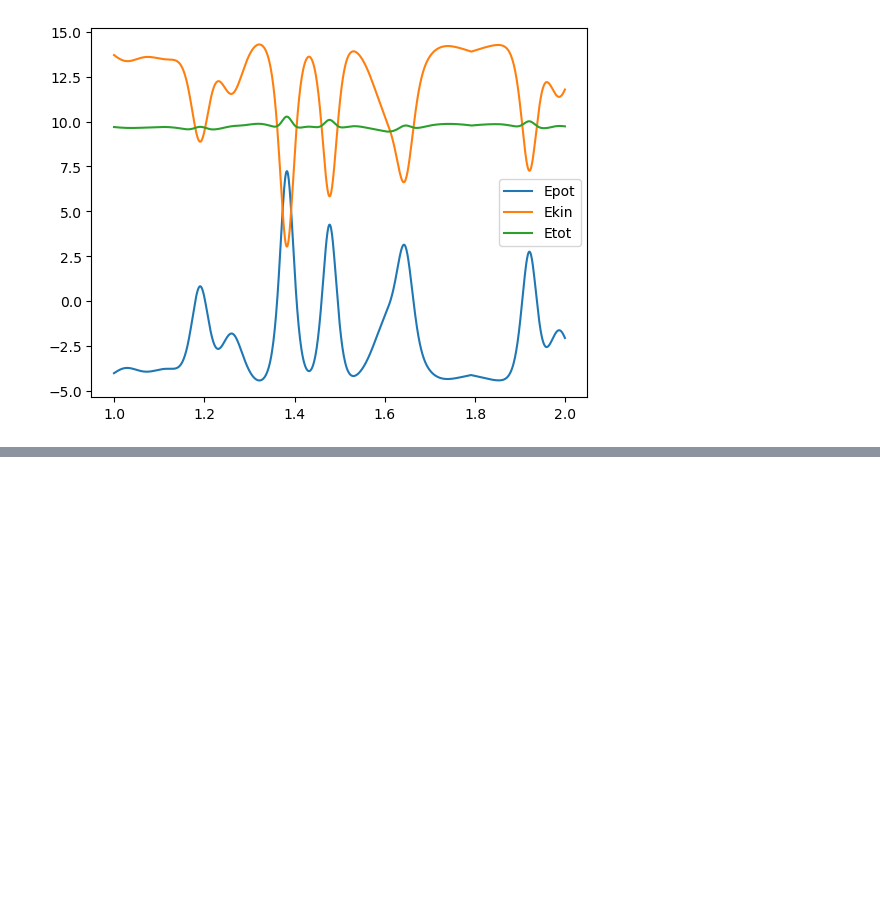
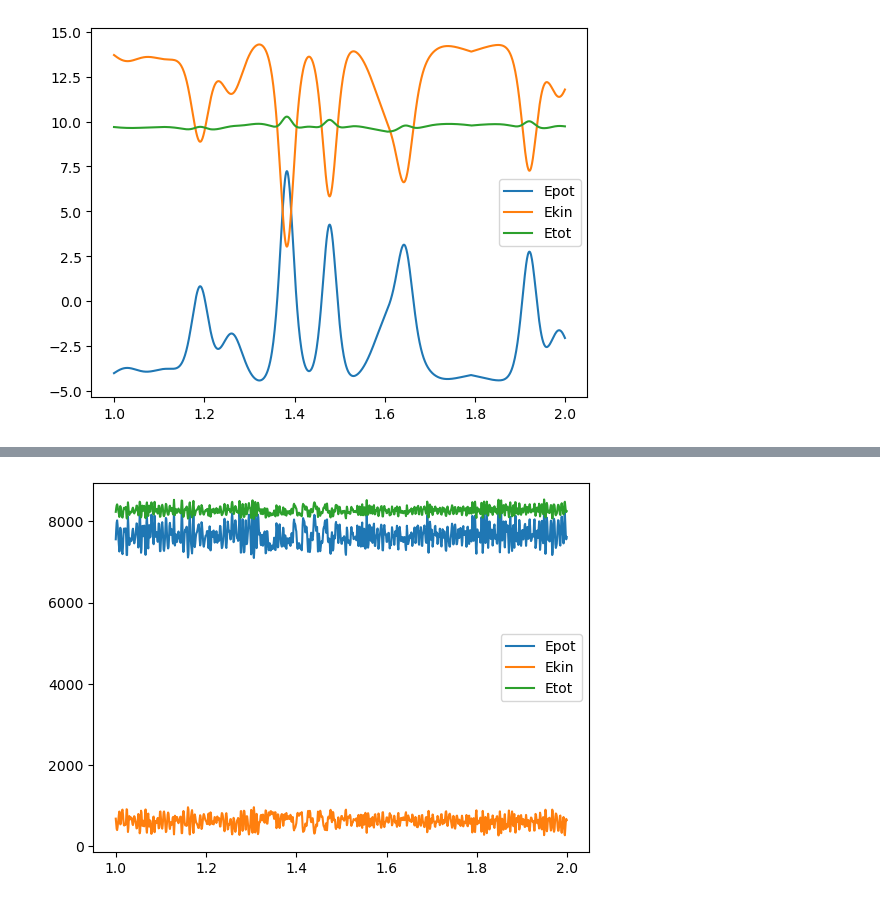
Before and after one commit to beevus77/physics514, a Jupyter notebook: HW_LJ/plots.ipynb, the cells around one changed output, grey strips where cells are left out. Cells and saved outputs as stored; diff of their text form; code cells hidden in the pictures; blank space fills up the shorter version.

```diff
--- a/HW_LJ/plots.ipynb
+++ b/HW_LJ/plots.ipynb
@@ -27,0 +53,10 @@ plt.show()
+# %%
+df_energy_solid = pd.read_csv("data/verification_solid.csv")
+
+plt.plot(df_energy_solid['step'][1000:2000]*0.001, df_energy_solid['Epot'][1000:2000], label='Epot')
+plt.plot(df_energy_solid['step'][1000:2000]*0.001, df_energy_solid['Ekin'][1000:2000], label='Ekin')
+plt.plot(df_energy_solid['step'][1000:2000]*0.001, df_energy_solid['Etot'][1000:2000], label='Etot')
+plt.legend()
+plt.show()
+# %% [output]
+[figure, added]
```
Also changed, not shown: parts of 6 cells of this notebook, 4 other files.
